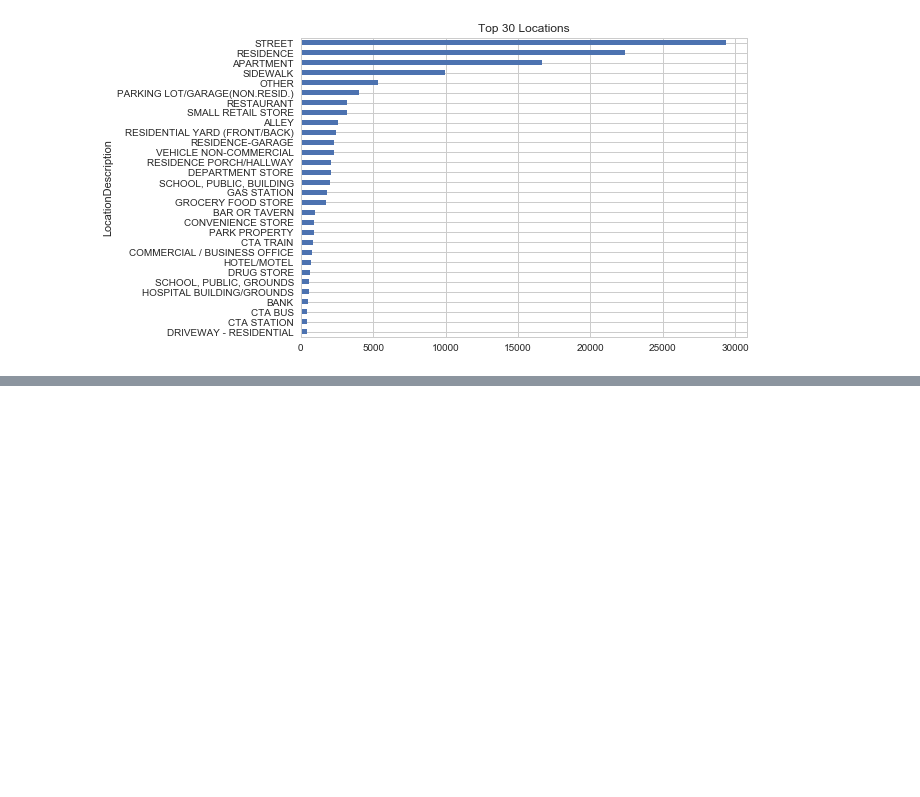
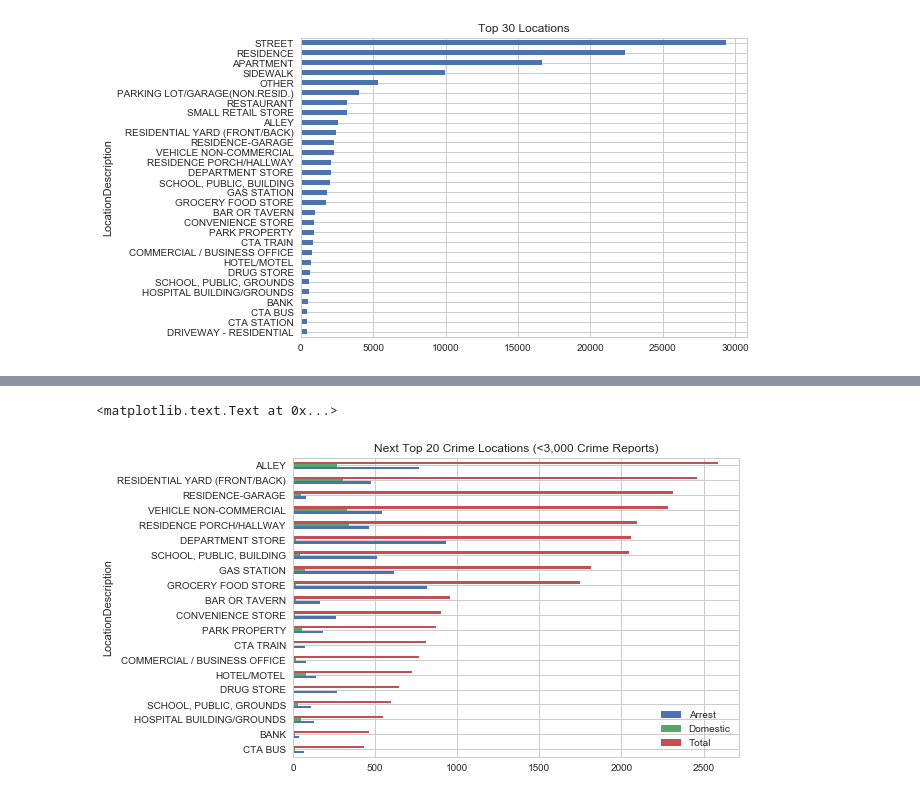
Before and after one commit to RandomFractals/ChicagoCrimes, a Jupyter notebook: notebooks/crime-plots.ipynb, the cells around one changed output, grey strips where cells are left out. Saved outputs shown, nothing was run; the diff lists cells and outputs as text; code cells hidden in the pictures; blank space fills up the shorter version.

```diff
--- a/notebooks/crime-plots.ipynb
+++ b/notebooks/crime-plots.ipynb
@@ -209,0 +224,9 @@ plt.title('Top 30 Locations')
+# %%
+# plot next 20 top crime locations
+crime_location_counts = crime_location_counts[crime_location_counts['Total'] <= 3000]\
+.sort_values(by='Total', ascending=False)
+crime_location_counts[:20].sort_values(by='Total', ascending=True).plot(kind='barh')
+plt.title('Next Top 20 Crime Locations (<3,000 Crime Reports)')
+# %% [output]
+<matplotlib.text.Text at 0x...>
+[figure, added]
```
Also changed, not shown: parts of 7 cells of this notebook.
